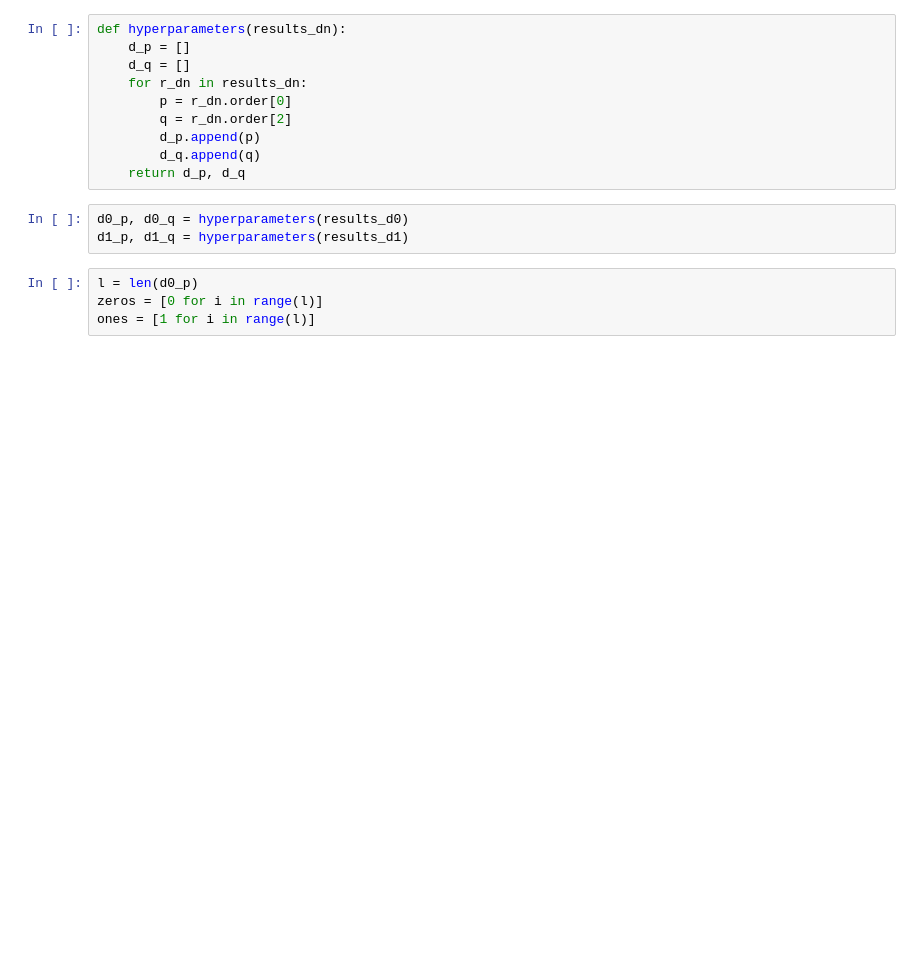
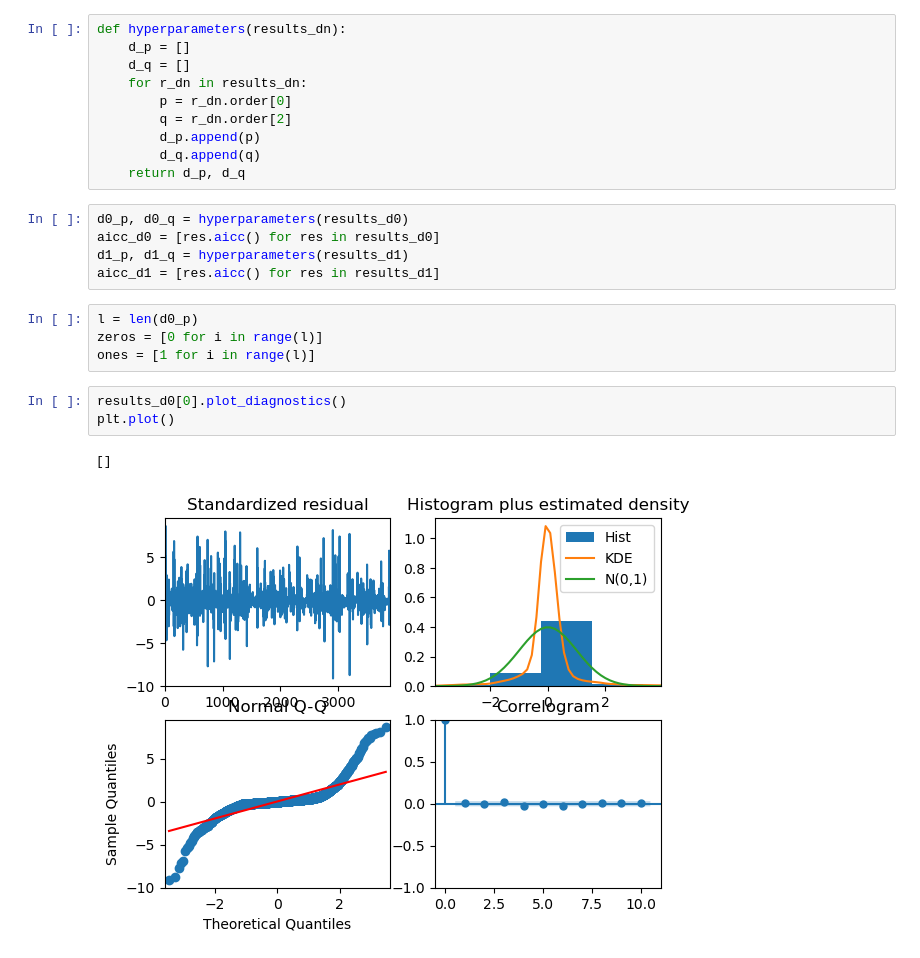
Before and after one commit to LuisDogo/Hypoglycemia_Prediction, a Jupyter notebook: notebooks/hyndman-khandakr.ipynb, the cells around one changed output. Drawn from its saved outputs; the diff is of its cells as text; blank space fills up the shorter version.

```diff
--- a/notebooks/hyndman-khandakr.ipynb
+++ b/notebooks/hyndman-khandakr.ipynb
@@ -155,11 +155,19 @@ def hyperparameters(results_dn):
     return d_p, d_q
 # %%
 d0_p, d0_q = hyperparameters(results_d0)
+aicc_d0 = [res.aicc() for res in results_d0]
 d1_p, d1_q = hyperparameters(results_d1)
+aicc_d1 = [res.aicc() for res in results_d1]
 # %%
 l = len(d0_p)
 zeros = [0 for i in range(l)]
 ones = [1 for i in range(l)]
+# %%
+results_d0[0].plot_diagnostics()
+plt.plot()
+# %% [output]
+[]
+[figure, added]
 # %%
 pd_0 = pd.DataFrame({
     "p" : d0_p,
```
Also changed, not shown: parts of 15 cells of this notebook, 1 other file.
